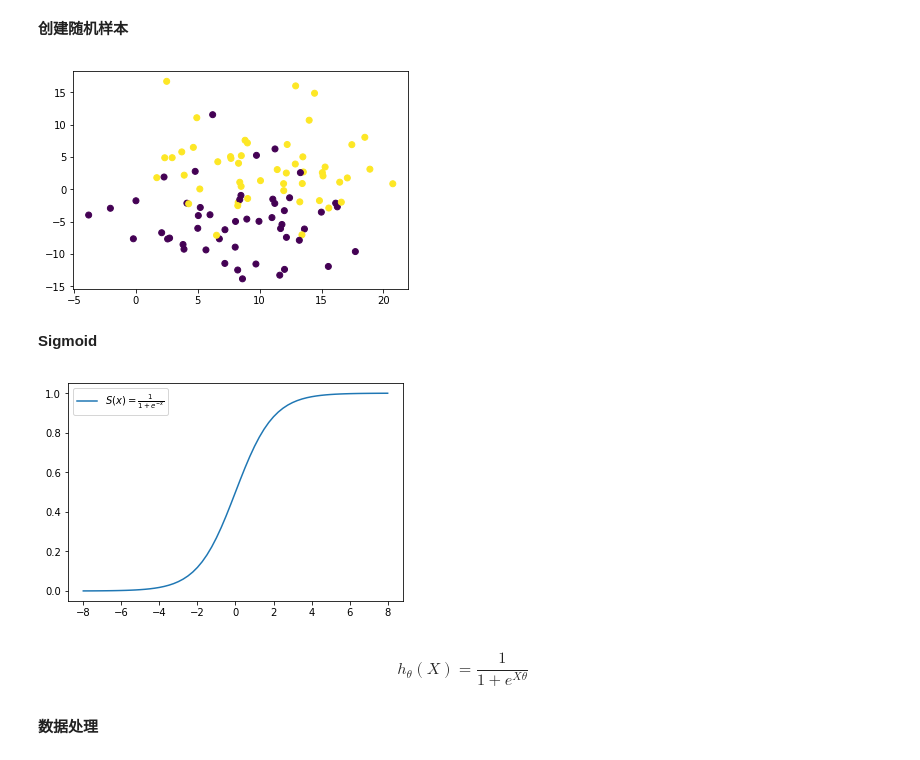
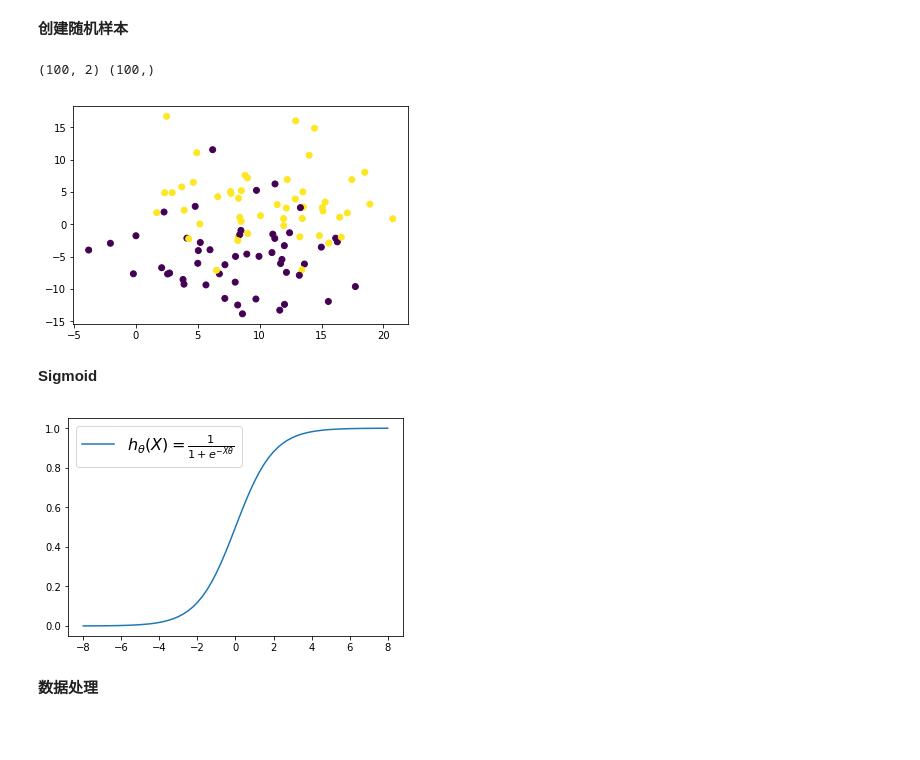
Before and after one commit to AryeYellow/PyProjects, a Jupyter notebook: DataScience/线性回归和逻辑回归.ipynb, the cells around one changed output. Drawn from its saved outputs; the diff is of its cells as text; code cells hidden in the pictures; blank space fills up the shorter version.

```diff
--- a/DataScience/线性回归和逻辑回归.ipynb
+++ b/DataScience/线性回归和逻辑回归.ipynb
@@ -49,8 +48,7 @@ mp.show()
 ## 线性回归
 https://blog.csdn.net/Yellow_python/article/details/81224614
 # %%
-x = np.array([0., 1., 2., 3.])
-y = np.array([.3, .6, 2.4, 2.7])
+x, y = np.array([0., 1., 2., 3.]), np.array([.3, .6, 2.4, 2.7])
 for i in range(4):
     mp.plot([x[i], x[i]], [x[i], y[i]], c='black', linestyle=':')
 mp.scatter(x, y, c='g', alpha=.7)
@@ -122,24 +129,22 @@ $$\theta^{t+1} = \theta^t + \alpha \frac{1}{n} \sum_{i=1}^n (y_i - h_{\theta}(x_
 # %%
 from sklearn.datasets import make_blobs
 X, Y = make_blobs(centers=2, cluster_std=5)
-mp.scatter(X[:, 0], X[:, 1], c=Y.reshape(-1))
+print(X.shape, Y.shape)
+mp.scatter(X[:, 0], X[:, 1], c=Y)
 mp.show()
 # %% [output]
+(100, 2) (100,)
 [figure]
 # %% [markdown]
 **Sigmoid**
 # %%
 sigmoid = lambda x: 1 / (1 + np.exp(-x))
 x = np.linspace(-8, 8, 65)
-mp.plot(x, sigmoid(x), label=r'$S(x)=\frac{1}{1+e^{-x}}$')
-mp.legend()
+mp.plot(x, sigmoid(x), label=r'$h_{\theta}(X)=\frac{1}{1+e^{-X \theta}}$')
+mp.legend(prop={'size': 16})
 mp.show()
 # %% [output]
-[figure, old version]
+[figure, new version]
-# %% [markdown]
-$$
-h_{\theta}(X) = \frac{1}{1 + e^{X \theta}}
-$$
 # %% [markdown]
 **数据处理**
 # %%
```
Also changed, not shown: parts of 15 cells of this notebook.
